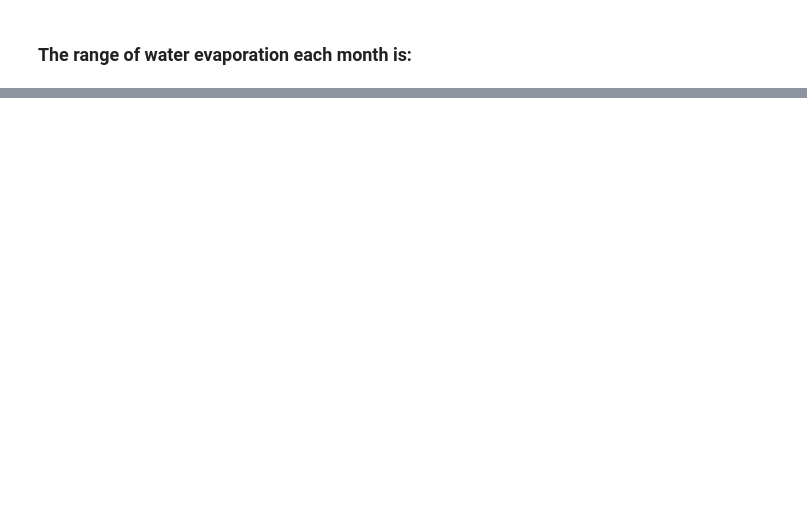
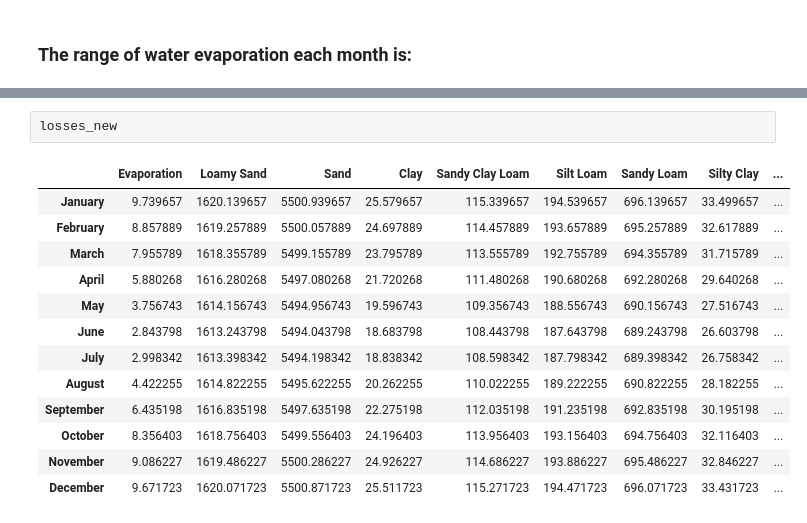
Before and after one commit to IFuentesSR/ET, a Jupyter notebook: ET0.ipynb, the cells around one changed output, grey strips where cells are left out. Cells and saved outputs as stored; diff of their text form; blank space fills up the shorter version.

```diff
--- a/ET0.ipynb
+++ b/ET0.ipynb
@@ -692,0 +752,16 @@ list(clean.columns.values) #returns the column names in clean datadrame
+# %%
+losses_new
+# %% [output]
+|  | Evaporation | Loamy Sand | Sand | Clay | Sandy Clay Loam | Silt Loam | Sandy Loam | Silty Clay | ... |
+| January | 9.739657 | 1620.139657 | 5500.939657 | 25.579657 | 115.339657 | 194.539657 | 696.139657 | 33.499657 | ... |
+| February | 8.857889 | 1619.257889 | 5500.057889 | 24.697889 | 114.457889 | 193.657889 | 695.257889 | 32.617889 | ... |
+| March | 7.955789 | 1618.355789 | 5499.155789 | 23.795789 | 113.555789 | 192.755789 | 694.355789 | 31.715789 | ... |
+| April | 5.880268 | 1616.280268 | 5497.080268 | 21.720268 | 111.480268 | 190.680268 | 692.280268 | 29.640268 | ... |
+| May | 3.756743 | 1614.156743 | 5494.956743 | 19.596743 | 109.356743 | 188.556743 | 690.156743 | 27.516743 | ... |
+| June | 2.843798 | 1613.243798 | 5494.043798 | 18.683798 | 108.443798 | 187.643798 | 689.243798 | 26.603798 | ... |
+| July | 2.998342 | 1613.398342 | 5494.198342 | 18.838342 | 108.598342 | 187.798342 | 689.398342 | 26.758342 | ... |
+| August | 4.422255 | 1614.822255 | 5495.622255 | 20.262255 | 110.022255 | 189.222255 | 690.822255 | 28.182255 | ... |
+| September | 6.435198 | 1616.835198 | 5497.635198 | 22.275198 | 112.035198 | 191.235198 | 692.835198 | 30.195198 | ... |
+| October | 8.356403 | 1618.756403 | 5499.556403 | 24.196403 | 113.956403 | 193.156403 | 694.756403 | 32.116403 | ... |
+| November | 9.086227 | 1619.486227 | 5500.286227 | 24.926227 | 114.686227 | 193.886227 | 695.486227 | 32.846227 | ... |
+| December | 9.671723 | 1620.071723 | 5500.871723 | 25.511723 | 115.271723 | 194.471723 | 696.071723 | 33.431723 | ... |
```
Also changed, not shown: parts of 9 cells of this notebook, 1 other file.
